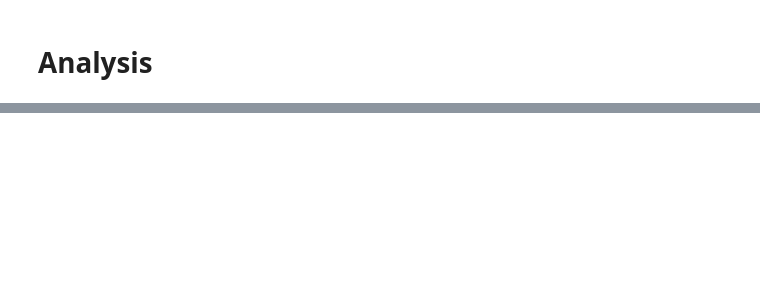
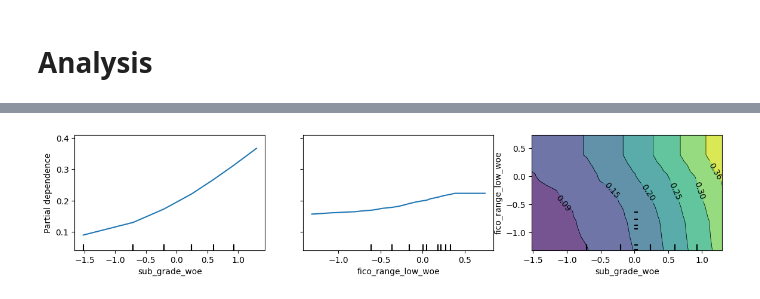
Before and after one commit to neon-belfante/lending-club-analysis, a Jupyter notebook: src/03.models_performance.ipynb, the cells around one changed output, grey strips where cells are left out. Saved outputs shown, nothing was run; the diff lists cells and outputs as text; code cells hidden in the pictures; blank space fills up the shorter version.

```diff
--- a/src/03.models_performance.ipynb
+++ b/src/03.models_performance.ipynb
@@ -258,0 +287,4 @@ class applyShap:
+# %%
+shap_explainer.partial_dependence_plot(['sub_grade_woe', 'fico_range_low_woe'])
+# %% [output]
+[figure, added]
```
Also changed, not shown: parts of 32 cells of this notebook, 4 other files.
